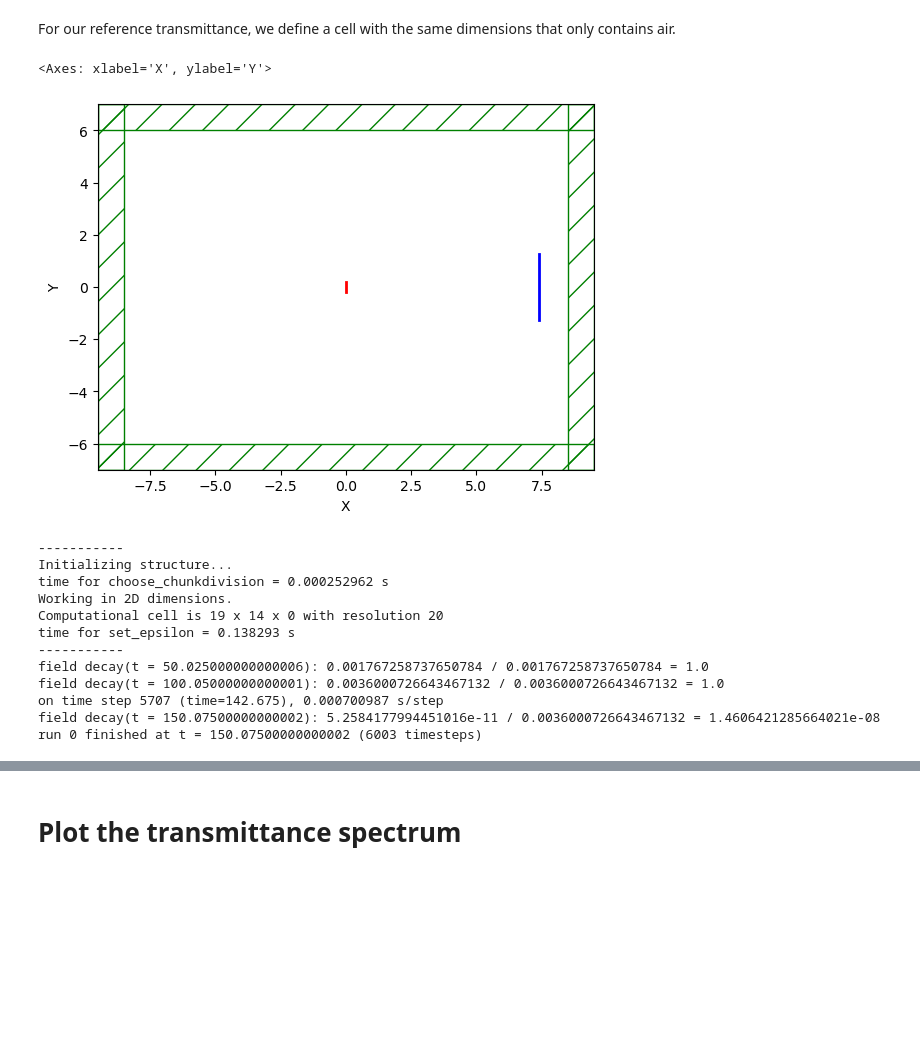
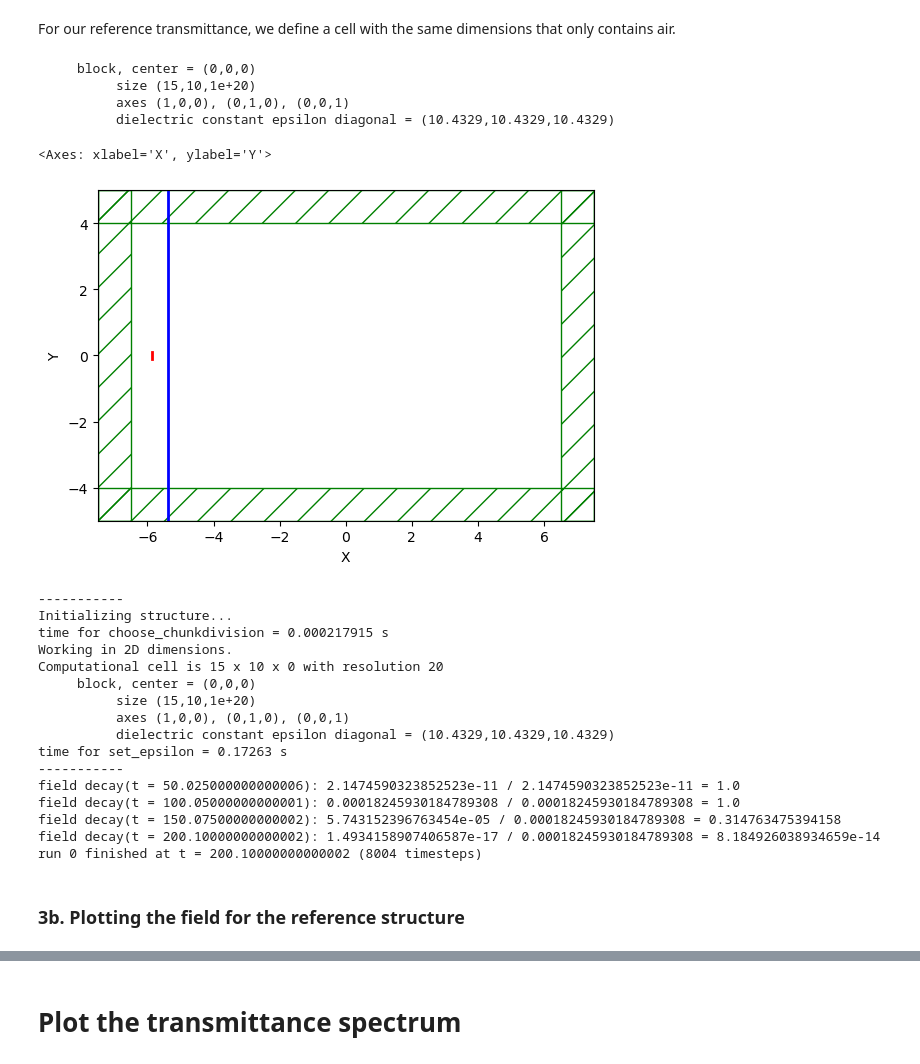
Before and after one commit to anthony-zhou/waveguide, a Jupyter notebook: transmission.ipynb, the cells around one changed output, grey strips where cells are left out. Drawn from its saved outputs; the diff is of its cells as text; code cells hidden in the pictures; blank space fills up the shorter version.

```diff
--- a/transmission.ipynb
+++ b/transmission.ipynb
@@ -71,10 +85,14 @@ Now we define a light source. This is a Gaussian source at the center of the dev
 # %%
-fcen = 0.6666  # pulse center frequency
+# fcen = 0.6666  # pulse center frequency
+fcen = 0.65
 df = 0.1     # pulse width (in frequency)
+
+source_x_center = (holes[4].center.x + holes[5].center.x) / 2
+
 sources = [mp.Source(mp.GaussianSource(fcen,fwidth=df),
                      component=mp.Ez,
-                     center=mp.Vector3(),
-                     size=mp.Vector3(0,a,0))]
+                     center=mp.Vector3(source_x_center),
+                     size=mp.Vector3(0,a/2,0))]
 # %%
 sim = mp.Simulation(cell_size=cell,
                     boundary_layers=pml_layers,
@@ -104,0 +125,2 @@ sim.plot2D()
+# %%
+sim.run(until=200)
@@ -111,10 +161,13 @@ To do this, we need to determine the transmittance in the waveguide structure an
 # %% [markdown]
 First, we compute the transmittance from the structure itself.
 # %%
-nfreq = 200  # number of frequencies at which to compute flux
+nfreq = 500  # number of frequencies at which to compute flux
 
 # transmitted flux (across a 3a tall line, 0.1 micron from the right edge of the waveguide)
-tran_fr = mp.FluxRegion(center=mp.Vector3(w / 2 - 0.1, 0, 0), size=mp.Vector3(0, h/4,0))
+
+flux_x = w / 2 - dpml - 1
+
+tran_fr = mp.FluxRegion(center=mp.Vector3(flux_x, 0, 0), size=mp.Vector3(0, h/4,0))
 tran = sim.add_flux(fcen, df, nfreq, tran_fr)
 
 sim.plot2D()
@@ -141,5 +194,5 @@ sim.plot2D()
 # %%
-pt = mp.Vector3(w / 2 + 0.1, h/4)
+pt = mp.Vector3(flux_x, h/4)
 
 sim.run(until_after_sources=mp.stop_when_fields_decayed(50,mp.Ez,pt,1e-3))
 # %% [output]
@@ -169,25 +222,29 @@ For our reference transmittance, we define a cell with the same dimensions that
 # %%
 sim.reset_meep()
 geometry = []
-# geometry = [mp.Block(size=mp.Vector3(w, h, mp.inf),
-#                      center=mp.Vector3(),
-#                      material=default_material),
-#                      ]
+geometry = [mp.Block(size=mp.Vector3(w, h, mp.inf),
+                     center=mp.Vector3(),
+                     material=default_material),
+                     ]
 sim = mp.Simulation(cell_size=cell,
                     boundary_layers=pml_layers,
                     geometry=geometry,
                     sources=sources,
                     resolution=resolution)
 
 
-tran_fr = mp.FluxRegion(center=mp.Vector3(w / 2 - 0.1, 0, 0), size=mp.Vector3(0,h/4,0))
+tran_fr = mp.FluxRegion(center=mp.Vector3(source_x_center + 0.5, 0, 0), size=mp.Vector3(0,h,0))
 tran = sim.add_flux(fcen, df, nfreq, tran_fr)
 sim.plot2D()
 # %% [output]
-<Axes: xlabel='X', ylabel='Y'>
+     block, center = (0,0,0)
+          size (15,10,1e+20)
+          axes (1,0,0), (0,1,0), (0,0,1)
+          dielectric constant epsilon diagonal = (10.4329,10.4329,10.4329)
+<Axes: xlabel='X', ylabel='Y'>
-[figure, old version]
+[figure, new version]
 # %%
-pt = mp.Vector3(w / 2 + 0.1, h/4)
+pt = mp.Vector3(flux_x, h/4)
 
 sim.run(until_after_sources=mp.stop_when_fields_decayed(50,mp.Ez,pt,5e-3))
 
@@ -197,13 +254,19 @@ flux_freqs = mp.get_flux_freqs(tran)
 # %% [output]
 -----------
 Initializing structure...
-time for choose_chunkdivision = 0.000252962 s
+time for choose_chunkdivision = 0.000217915 s
 Working in 2D dimensions.
-Computational cell is 19 x 14 x 0 with resolution 20
-time for set_epsilon = 0.138293 s
+Computational cell is 15 x 10 x 0 with resolution 20
+     block, center = (0,0,0)
+          size (15,10,1e+20)
+          axes (1,0,0), (0,1,0), (0,0,1)
+          dielectric constant epsilon diagonal = (10.4329,10.4329,10.4329)
+time for set_epsilon = 0.17263 s
 -----------
-field decay(t = 50.025000000000006): 0.001767258737650784 / 0.001767258737650784 = 1.0
-field decay(t = 100.05000000000001): 0.0036000726643467132 / 0.0036000726643467132 = 1.0
-on time step 5707 (time=142.675), 0.000700987 s/step
-field decay(t = 150.07500000000002): 5.2584177994451016e-11 / 0.0036000726643467132 = 1.4606421285664021e-08
-run 0 finished at t = 150.07500000000002 (6003 timesteps)
+field decay(t = 50.025000000000006): 2.1474590323852523e-11 / 2.1474590323852523e-11 = 1.0
+field decay(t = 100.05000000000001): 0.00018245930184789308 / 0.00018245930184789308 = 1.0
+field decay(t = 150.07500000000002): 5.743152396763454e-05 / 0.00018245930184789308 = 0.314763475394158
+field decay(t = 200.10000000000002): 1.4934158907406587e-17 / 0.00018245930184789308 = 8.184926038934659e-14
+run 0 finished at t = 200.10000000000002 (8004 timesteps)
+# %% [markdown]
+### 3b. Plotting the field for the reference structure
```
Also changed, not shown: parts of 13 cells of this notebook, 1 other file.
